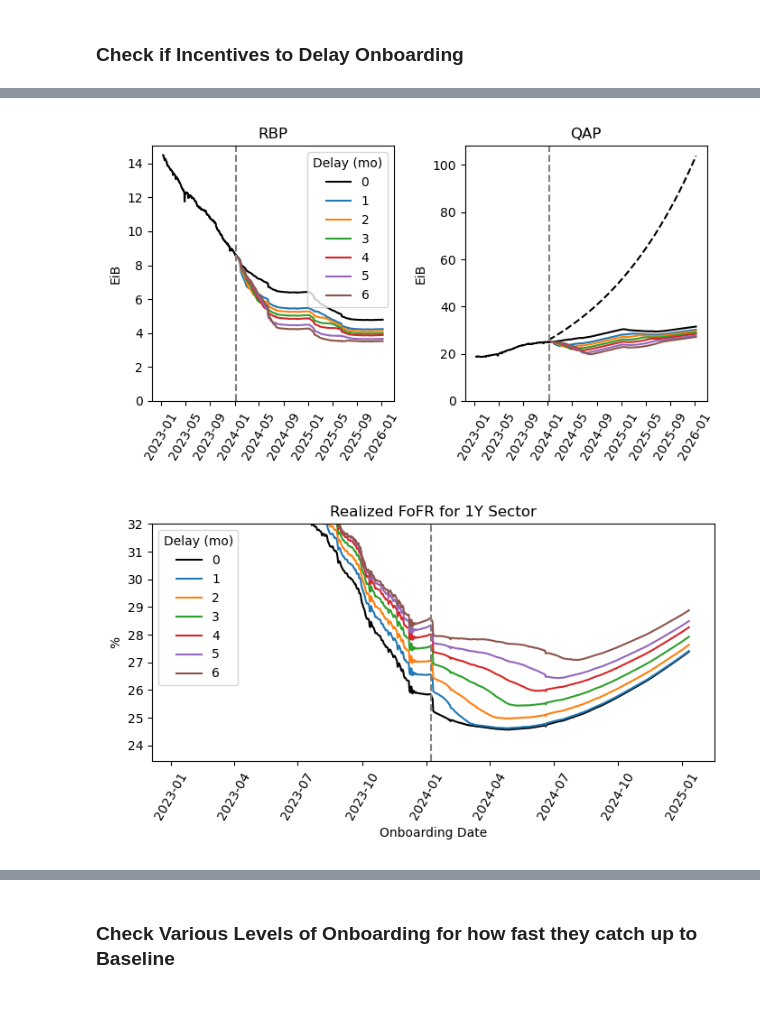
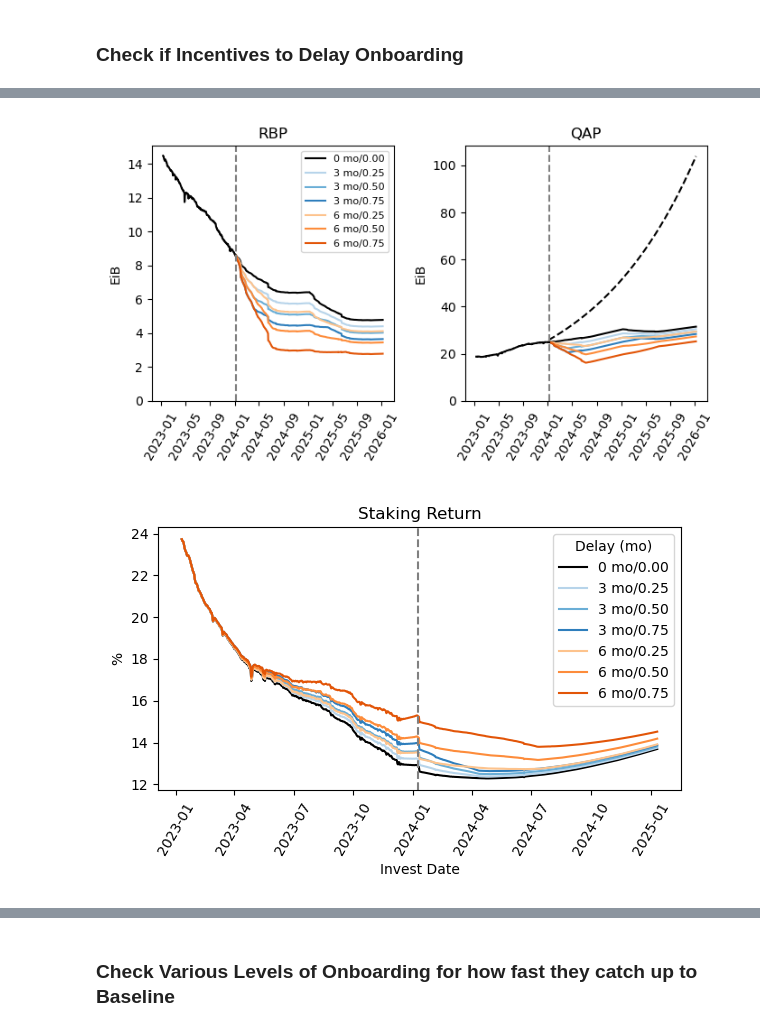
Before and after one commit to CELtd/cel, a Jupyter notebook: notebooks/baseline_crossing/01_2024_filecoin_forecasts.ipynb, the cells around one changed output, grey strips where cells are left out. Saved outputs shown, nothing was run; the diff lists cells and outputs as text; code cells hidden in the pictures; blank space fills up the shorter version.

Commit message:
plots for baseline bug fix implementation date

```diff
--- a/notebooks/baseline_crossing/01_2024_filecoin_forecasts.ipynb
+++ b/notebooks/baseline_crossing/01_2024_filecoin_forecasts.ipynb
@@ -817,9 +809,9 @@ sector_duration = 365
 
 simconfig2results_delay = {}
 
-for d in delay_vec:
-    rbp_vec = jnp.asarray(delay2inputs[d]['rbp'])
-    rr_vec = jnp.asarray(delay2inputs[d]['rr'])
+for config, inputs in config2inputs.items():
+    rbp_vec = jnp.asarray(inputs['rbp'])
+    rr_vec = jnp.asarray(inputs['rr'])
     fpr_vec = jnp.ones(forecast_length) * hist_median_fpr
 
     simulation_results = sim.run_sim(
@@ -834,32 +826,36 @@ for d in delay_vec:
         sector_duration,
         offline_data
     )
-    simconfig2results_delay[d] = simulation_results
+    simconfig2results_delay[config] = simulation_results
 # %%
 fig, ax = plt.subplots(nrows=1, ncols=2, figsize=(7,4))
 
 axx = ax[0]
 for sim_config, sim_results in simconfig2results_delay.items():
-    if sim_config == 0:
-        color='k'
+    delay, pct_population_delay = sim_config
+    if delay == 0:
+        color = 'k'
     else:
-        color=None
-    axx.plot(macro_t, sim_results['rb_total_power_eib'], label=sim_config//30, color=color)
+        color = colors[delay_vec.index(delay)](cvec_idx[pct_population_delay_vec.index(pct_population_delay)])
+
+    axx.plot(macro_t, sim_results['rb_total_power_eib'], label='%d mo/%0.02f' % (delay//30, pct_population_delay), color=color)
 axx.plot(hist_df_merged['date'], hist_df_merged['total_raw_power_eib'], color='k')
 axx.set_ylabel('EiB')
 axx.set_title('RBP')
 for tick in axx.get_xticklabels(): tick.set_rotation(60)
 axx.set_ylim(bottom=0)
 axx.axvline(current_date, color='grey', linestyle='--')
-axx.legend(title='Delay (mo)')
+axx.legend(fontsize=8)
 
 axx = ax[1]
 for sim_config, sim_results in simconfig2results_delay.items():
-    if sim_config == 0:
-        color='k'
+    delay, pct_population_delay = sim_config
+    if delay == 0:
+        color = 'k'
     else:
-        color=None
-    axx.plot(macro_t, sim_results['qa_total_power_eib'], color=color)
+        color = colors[delay_vec.index(delay)](cvec_idx[pct_population_delay_vec.index(pct_population_delay)])
+
+    axx.plot(macro_t, sim_results['qa_total_power_eib'], label='%d mo/%0.02f' % (delay//30, pct_population_delay), color=color)
 axx.plot(hist_df_merged['date'], hist_df_merged['total_qa_power_eib'], color='k')
 axx.plot(macro_t, sim_results['network_baseline_EIB'], color='k', linestyle='--')
 axx.set_ylabel('EiB')
@@ -871,36 +867,40 @@ axx.axvline(current_date, color='grey', linestyle='--')
 # plt.suptitle('Power Metrics')
 plt.tight_layout()
 # %% [output]
-[figure, old version]
+[figure, new version]
 # %%
 # plot pledge + FoFR
-fig, ax = plt.subplots(nrows=1, ncols=1, figsize=(7,4))
+fig, ax = plt.subplots(nrows=1, ncols=1, figsize=(6,4))
 
+config2stakingreturn = {}
+staking_return_pct = 0.5
 axx = ax
-delay2fofrfull = {}
 for sim_config, sim_results in simconfig2results_delay.items():
-    if sim_config == 0:
-        color='k'
+    delay, pct_population_delay = sim_config
+    if delay == 0:
+        color = 'k'
     else:
-        color=None
+        color = colors[delay_vec.index(delay)](cvec_idx[pct_population_delay_vec.index(pct_population_delay)])
+
     dpqq_full = np.concatenate([hist_df_merged['pledge'].values, sim_results['day_pledge_per_QAP']])
     drps_full = np.concatenate([hist_df_merged['day_rewards_per_sector'].values, sim_results['day_rewards_per_sector']])
     days_1y = 365
     rps_1y = np.convolve(drps_full, np.ones(days_1y), mode='full')[days_1y-1:1-days_1y]
     roi_1y = rps_1y / dpqq_full[:1-days_1y]
     fofr_tvec = pd.date_range(hist_df_merged['date'].iloc[0], periods=len(roi_1y), freq='D')
-    axx.plot(fofr_tvec, roi_1y*100, label=sim_config//30, color=color)
-    delay2fofrfull[sim_config] = {'t': fofr_tvec, 'fofr': roi_1y*100}
+
+    axx.plot(fofr_tvec, roi_1y*100*staking_return_pct, label='%d mo/%0.02f' % (delay//30, pct_population_delay), color=color)
+    config2stakingreturn[sim_config] = {'t': fofr_tvec, 'staking_return': roi_1y*100*staking_return_pct}
 
 axx.set_ylabel('%')
-axx.set_title('Realized FoFR for 1Y Sector')
+axx.set_title('Staking Return')
 for tick in axx.get_xticklabels(): tick.set_rotation(60)
-axx.set_ylim(top=32)
+# axx.set_ylim(bottom=12, top=16)
 axx.axvline(current_date, color='grey', linestyle='--')
 axx.legend(title="Delay (mo)")
-axx.set_xlabel('Onboarding Date')
+axx.set_xlabel('Invest Date')
 # plt.suptitle('Onboarding Metrics')
 plt.tight_layout()
 plt.savefig(os.path.join(save_dir, 'delayed_onboarding.png'))
 # %% [output]
-[figure, old version]
+[figure, new version]
```
Also changed, not shown: parts of 3 cells of this notebook, 1 other file.
